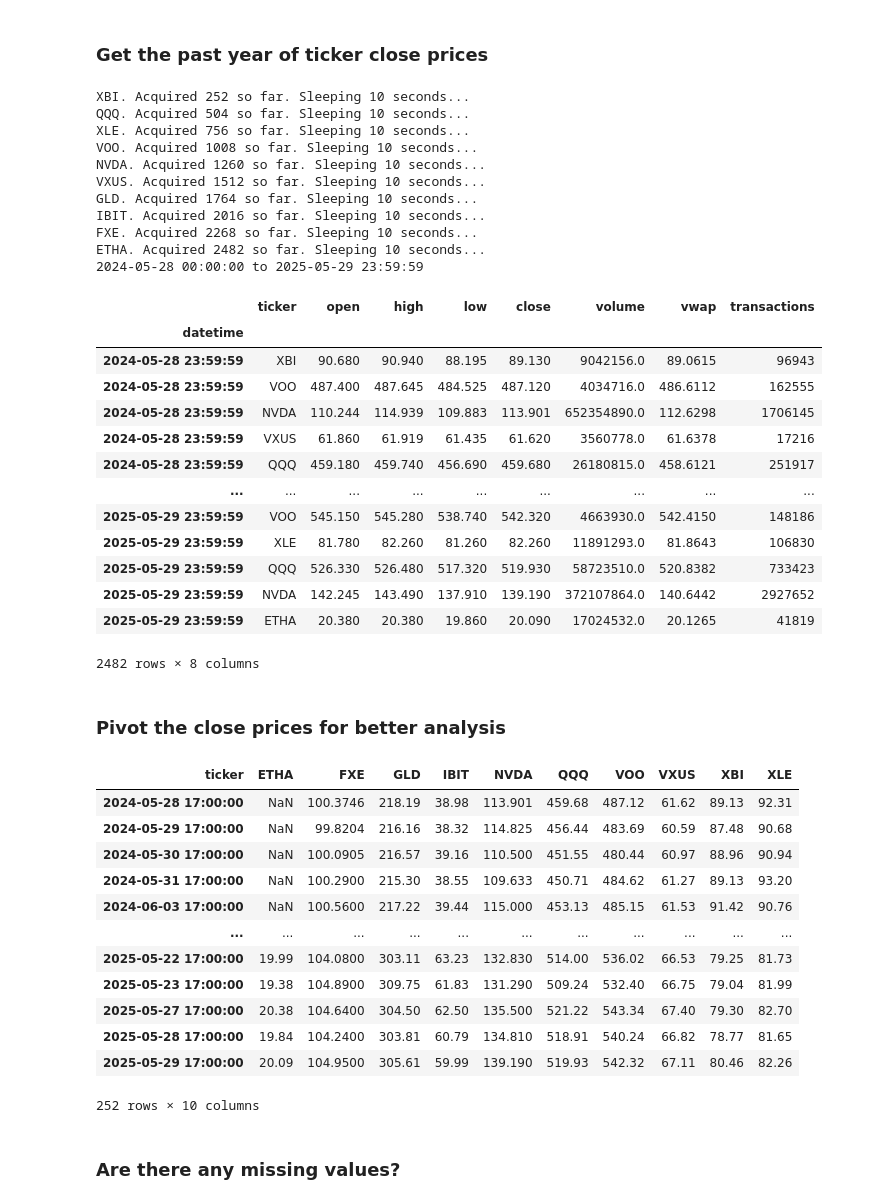
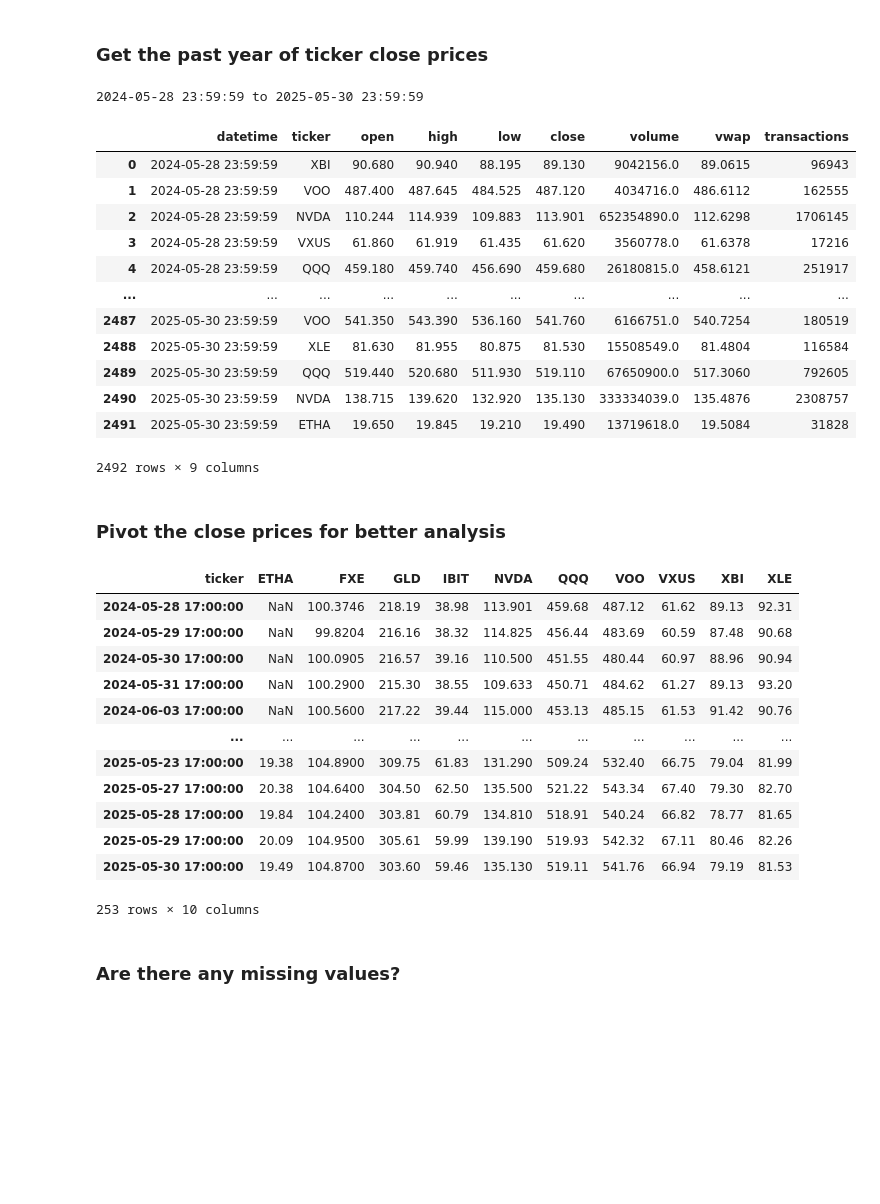
Before and after one commit to akey7/fuzzy-system-research, a Jupyter notebook: portfolio_optimization.ipynb, the cells around one changed output. Cells and saved outputs as stored; diff of their text form; code cells hidden in the pictures; blank space fills up the shorter version.

```diff
--- a/portfolio_optimization.ipynb
+++ b/portfolio_optimization.ipynb
@@ -21,35 +22,24 @@ tpu = TickerPredictUpload()
 # %% [markdown]
 ### Get the past year of ticker close prices
 # %%
-long_df, start_date, end_date = tdm.get_latest_tickers(days_in_past=252, use_cache=False)
+long_df, start_date, end_date = tdm.get_latest_tickers(days_in_past=252, use_cache=True)
 print(f"{start_date} to {end_date}")
 long_df
 # %% [output]
-XBI. Acquired 252 so far. Sleeping 10 seconds...
-QQQ. Acquired 504 so far. Sleeping 10 seconds...
-XLE. Acquired 756 so far. Sleeping 10 seconds...
-VOO. Acquired 1008 so far. Sleeping 10 seconds...
-NVDA. Acquired 1260 so far. Sleeping 10 seconds...
-VXUS. Acquired 1512 so far. Sleeping 10 seconds...
-GLD. Acquired 1764 so far. Sleeping 10 seconds...
-IBIT. Acquired 2016 so far. Sleeping 10 seconds...
-FXE. Acquired 2268 so far. Sleeping 10 seconds...
-ETHA. Acquired 2482 so far. Sleeping 10 seconds...
-2024-05-28 00:00:00 to 2025-05-29 23:59:59
+2024-05-28 23:59:59 to 2025-05-30 23:59:59
-|  | ticker | open | high | low | close | volume | vwap | transactions |
-| datetime |  |  |  |  |  |  |  |  |
-| 2024-05-28 23:59:59 | XBI | 90.680 | 90.940 | 88.195 | 89.130 | 9042156.0 | 89.0615 | 96943 |
-| 2024-05-28 23:59:59 | VOO | 487.400 | 487.645 | 484.525 | 487.120 | 4034716.0 | 486.6112 | 162555 |
-| 2024-05-28 23:59:59 | NVDA | 110.244 | 114.939 | 109.883 | 113.901 | 652354890.0 | 112.6298 | 1706145 |
-| 2024-05-28 23:59:59 | VXUS | 61.860 | 61.919 | 61.435 | 61.620 | 3560778.0 | 61.6378 | 17216 |
-| 2024-05-28 23:59:59 | QQQ | 459.180 | 459.740 | 456.690 | 459.680 | 26180815.0 | 458.6121 | 251917 |
-| ... | ... | ... | ... | ... | ... | ... | ... | ... |
-| 2025-05-29 23:59:59 | VOO | 545.150 | 545.280 | 538.740 | 542.320 | 4663930.0 | 542.4150 | 148186 |
-| 2025-05-29 23:59:59 | XLE | 81.780 | 82.260 | 81.260 | 82.260 | 11891293.0 | 81.8643 | 106830 |
-| 2025-05-29 23:59:59 | QQQ | 526.330 | 526.480 | 517.320 | 519.930 | 58723510.0 | 520.8382 | 733423 |
-| 2025-05-29 23:59:59 | NVDA | 142.245 | 143.490 | 137.910 | 139.190 | 372107864.0 | 140.6442 | 2927652 |
-| 2025-05-29 23:59:59 | ETHA | 20.380 | 20.380 | 19.860 | 20.090 | 17024532.0 | 20.1265 | 41819 |
+|  | datetime | ticker | open | high | low | close | volume | vwap | transactions |
+| 0 | 2024-05-28 23:59:59 | XBI | 90.680 | 90.940 | 88.195 | 89.130 | 9042156.0 | 89.0615 | 96943 |
+| 1 | 2024-05-28 23:59:59 | VOO | 487.400 | 487.645 | 484.525 | 487.120 | 4034716.0 | 486.6112 | 162555 |
+| 2 | 2024-05-28 23:59:59 | NVDA | 110.244 | 114.939 | 109.883 | 113.901 | 652354890.0 | 112.6298 | 1706145 |
+| 3 | 2024-05-28 23:59:59 | VXUS | 61.860 | 61.919 | 61.435 | 61.620 | 3560778.0 | 61.6378 | 17216 |
+| 4 | 2024-05-28 23:59:59 | QQQ | 459.180 | 459.740 | 456.690 | 459.680 | 26180815.0 | 458.6121 | 251917 |
+| ... | ... | ... | ... | ... | ... | ... | ... | ... | ... |
+| 2487 | 2025-05-30 23:59:59 | VOO | 541.350 | 543.390 | 536.160 | 541.760 | 6166751.0 | 540.7254 | 180519 |
+| 2488 | 2025-05-30 23:59:59 | XLE | 81.630 | 81.955 | 80.875 | 81.530 | 15508549.0 | 81.4804 | 116584 |
+| 2489 | 2025-05-30 23:59:59 | QQQ | 519.440 | 520.680 | 511.930 | 519.110 | 67650900.0 | 517.3060 | 792605 |
+| 2490 | 2025-05-30 23:59:59 | NVDA | 138.715 | 139.620 | 132.920 | 135.130 | 333334039.0 | 135.4876 | 2308757 |
+| 2491 | 2025-05-30 23:59:59 | ETHA | 19.650 | 19.845 | 19.210 | 19.490 | 13719618.0 | 19.5084 | 31828 |
-2482 rows × 8 columns
+2492 rows × 9 columns
 # %% [markdown]
 ### Pivot the close prices for better analysis
 # %%
@@ -65,12 +55,12 @@ wide_df
 | 2024-05-31 17:00:00 | NaN | 100.2900 | 215.30 | 38.55 | 109.633 | 450.71 | 484.62 | 61.27 | 89.13 | 93.20 |
 | 2024-06-03 17:00:00 | NaN | 100.5600 | 217.22 | 39.44 | 115.000 | 453.13 | 485.15 | 61.53 | 91.42 | 90.76 |
 | ... | ... | ... | ... | ... | ... | ... | ... | ... | ... | ... |
-| 2025-05-22 17:00:00 | 19.99 | 104.0800 | 303.11 | 63.23 | 132.830 | 514.00 | 536.02 | 66.53 | 79.25 | 81.73 |
 | 2025-05-23 17:00:00 | 19.38 | 104.8900 | 309.75 | 61.83 | 131.290 | 509.24 | 532.40 | 66.75 | 79.04 | 81.99 |
 | 2025-05-27 17:00:00 | 20.38 | 104.6400 | 304.50 | 62.50 | 135.500 | 521.22 | 543.34 | 67.40 | 79.30 | 82.70 |
 | 2025-05-28 17:00:00 | 19.84 | 104.2400 | 303.81 | 60.79 | 134.810 | 518.91 | 540.24 | 66.82 | 78.77 | 81.65 |
 | 2025-05-29 17:00:00 | 20.09 | 104.9500 | 305.61 | 59.99 | 139.190 | 519.93 | 542.32 | 67.11 | 80.46 | 82.26 |
+| 2025-05-30 17:00:00 | 19.49 | 104.8700 | 303.60 | 59.46 | 135.130 | 519.11 | 541.76 | 66.94 | 79.19 | 81.53 |
-252 rows × 10 columns
+253 rows × 10 columns
 # %% [markdown]
 ### Are there any missing values?
 # %%
```
Also changed, not shown: parts of 14 cells of this notebook.
